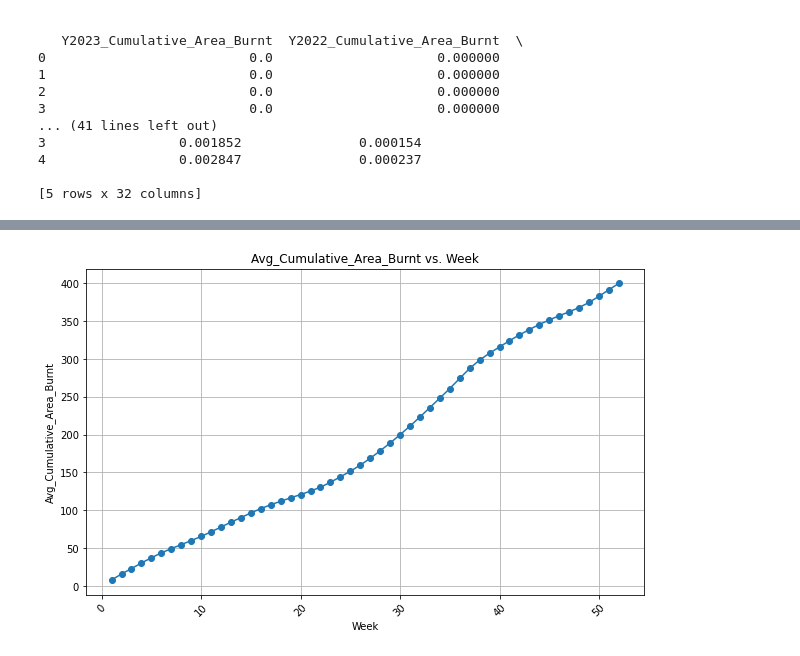
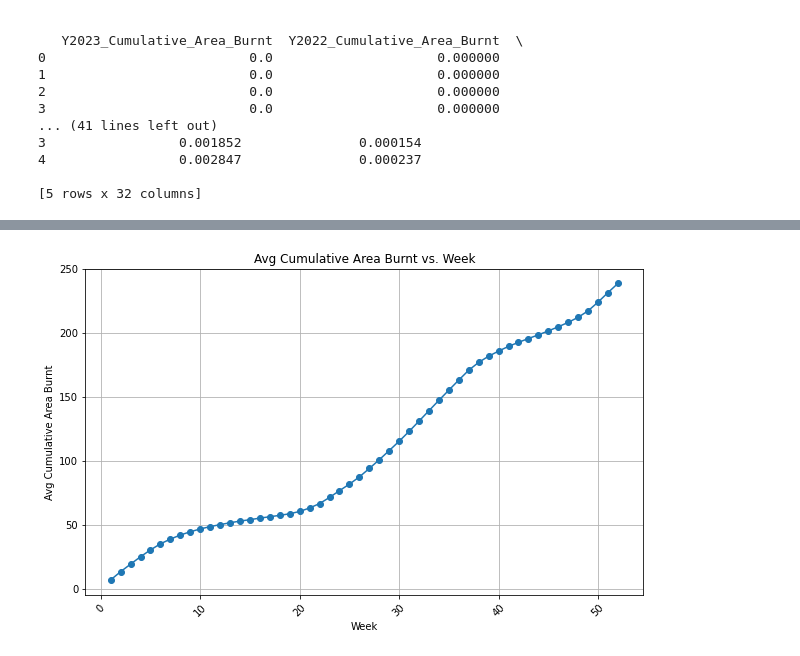
Before and after one commit to INFO6150-DataScience/wildfire-analytics-modelling, a Jupyter notebook: Wildfire_Analytics_Modeling.ipynb, the cells around one changed output, grey strips where cells are left out. Saved outputs shown, nothing was run; the diff lists cells and outputs as text; code cells hidden in the pictures.

```diff
--- a/Wildfire_Analytics_Modeling.ipynb
+++ b/Wildfire_Analytics_Modeling.ipynb
@@ -135,0 +240,10 @@ plt.show()
+# %%
+code = 'Africa'
+# filtered_df =  filtered_area_burnt_by_continent[code]
+filtered_df = df[df['Entity'] == code]
+
+filtered_Co2_Emissions_Annually_df = filtered_Co2_Emissions_by_continent[code]
+pm25_Emissons_Annually_df = filtered_pm25_Emissions_by_continent[code]
+print(filtered_df.head())
+print(filtered_Co2_Emissions_Annually_df.head())
+print(pm25_Emissons_Annually_df.head())
@@ -136,18 +318,12 @@ plt.show()
 # %%
-import matplotlib.pyplot as plt
 
-# Assuming 'Week' and 'Total' are columns in your DataFrame, and it is named 'df'
-# You may need to adjust column names accordingly
-# Also assuming df is sorted by week
-
-# Plotting
 plt.figure(figsize=(10, 6))
 plt.plot(filtered_df['Week'], filtered_df['Avg_Cumulative_Area_Burnt'], marker='o', linestyle='-')
-plt.title('Avg_Cumulative_Area_Burnt vs. Week')
+plt.title('Avg Cumulative Area Burnt vs. Week')
 plt.xlabel('Week')
-plt.ylabel('Avg_Cumulative_Area_Burnt')
+plt.ylabel('Avg Cumulative Area Burnt')
 plt.grid(True)
-plt.xticks(rotation=45)  # Rotate x-axis labels for better readability if necessary
+plt.xticks(rotation=45)
 plt.show()
 # %% [output]
-[figure, old version]
+[figure, new version]
```
Also changed, not shown: parts of 76 cells of this notebook.
